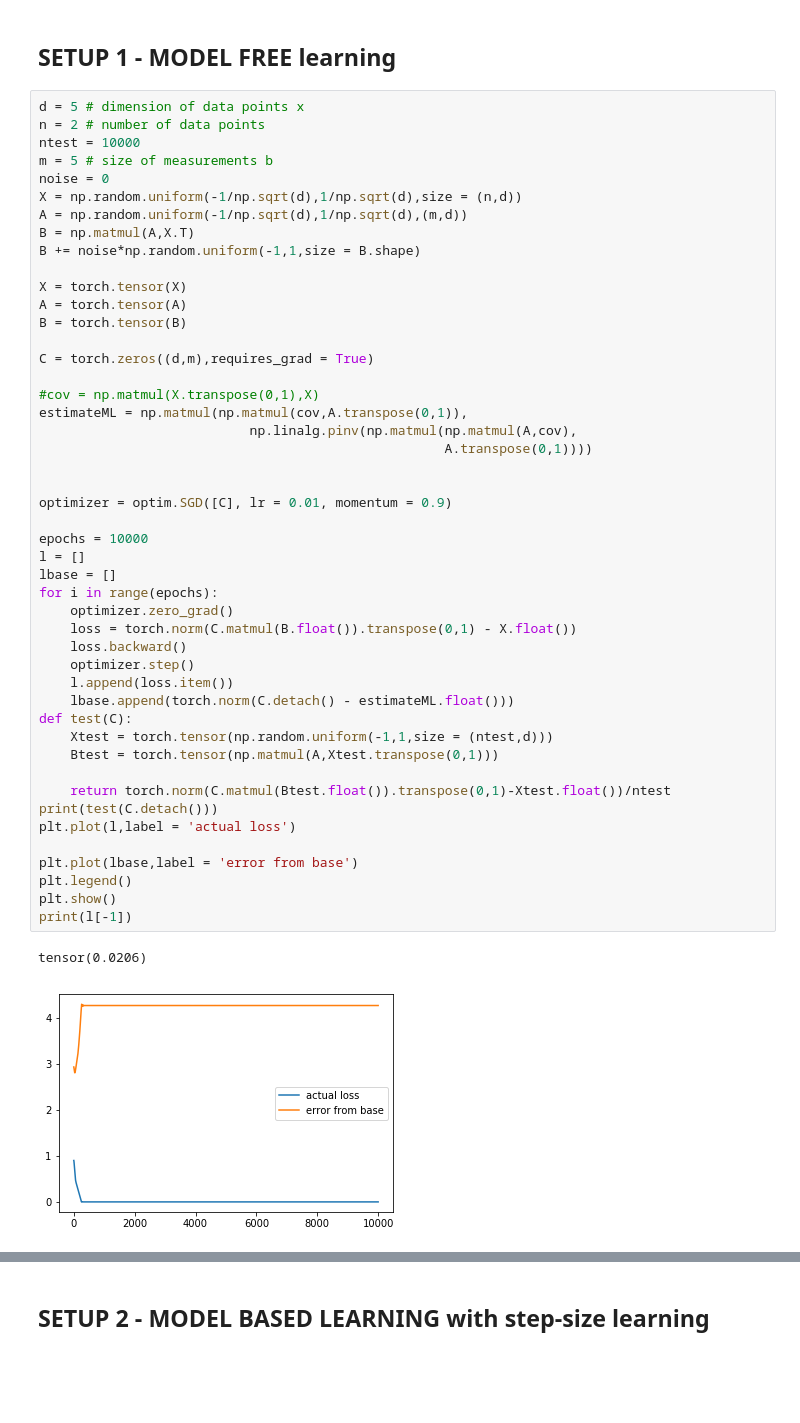
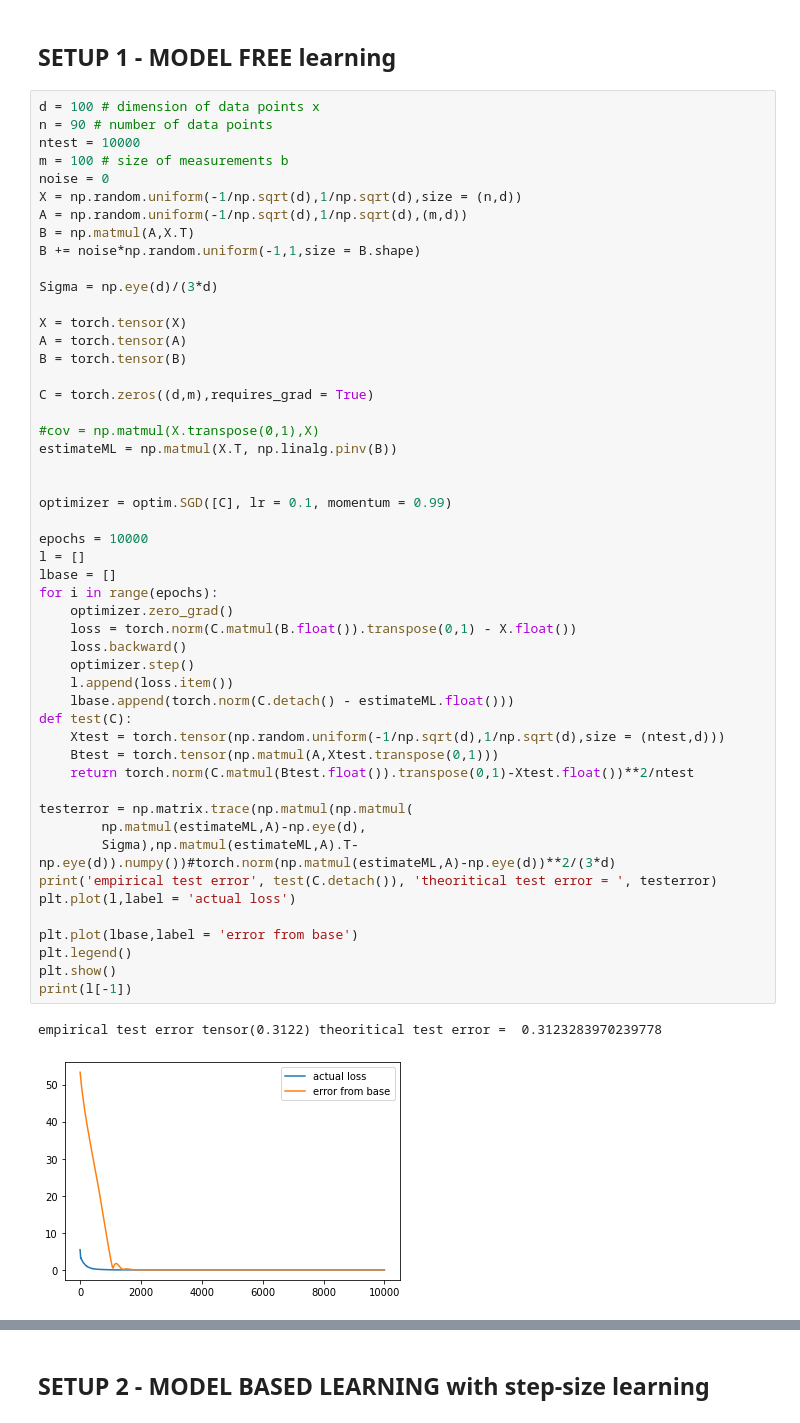
Before and after one commit to siddpiku/unrolledLOOPS, a Jupyter notebook: Unrolled loops.ipynb, the cells around one changed output, grey strips where cells are left out. Drawn from its saved outputs; the diff is of its cells as text; blank space fills up the shorter version.

```diff
--- a/Unrolled loops.ipynb
+++ b/Unrolled loops.ipynb
@@ -6,52 +6,55 @@ import torch.optim as optim
 # %% [markdown]
 ## SETUP 1 - MODEL FREE learning
 # %%
-d = 5 # dimension of data points x
-n = 2 # number of data points
+d = 100 # dimension of data points x
+n = 90 # number of data points
 ntest = 10000
-m = 5 # size of measurements b
+m = 100 # size of measurements b
 noise = 0
 X = np.random.uniform(-1/np.sqrt(d),1/np.sqrt(d),size = (n,d))
 A = np.random.uniform(-1/np.sqrt(d),1/np.sqrt(d),(m,d))
 B = np.matmul(A,X.T)
 B += noise*np.random.uniform(-1,1,size = B.shape)
+
+Sigma = np.eye(d)/(3*d)
 
 X = torch.tensor(X)
 A = torch.tensor(A)
 B = torch.tensor(B)
 
 C = torch.zeros((d,m),requires_grad = True)
 
 #cov = np.matmul(X.transpose(0,1),X)
-estimateML = np.matmul(np.matmul(cov,A.transpose(0,1)),
-                           np.linalg.pinv(np.matmul(np.matmul(A,cov),
-                                                    A.transpose(0,1))))
+estimateML = np.matmul(X.T, np.linalg.pinv(B))
 
 
-optimizer = optim.SGD([C], lr = 0.01, momentum = 0.9)
+optimizer = optim.SGD([C], lr = 0.1, momentum = 0.99)
 
 epochs = 10000
 l = []
 lbase = []
 for i in range(epochs):
     optimizer.zero_grad()
     loss = torch.norm(C.matmul(B.float()).transpose(0,1) - X.float())
     loss.backward()
     optimizer.step()
     l.append(loss.item())
     lbase.append(torch.norm(C.detach() - estimateML.float()))
 def test(C):
-    Xtest = torch.tensor(np.random.uniform(-1,1,size = (ntest,d)))
+    Xtest = torch.tensor(np.random.uniform(-1/np.sqrt(d),1/np.sqrt(d),size = (ntest,d)))
     Btest = torch.tensor(np.matmul(A,Xtest.transpose(0,1)))
+    return torch.norm(C.matmul(Btest.float()).transpose(0,1)-Xtest.float())**2/ntest
 
-    return torch.norm(C.matmul(Btest.float()).transpose(0,1)-Xtest.float())/ntest
-print(test(C.detach()))
+testerror = np.matrix.trace(np.matmul(np.matmul(
+        np.matmul(estimateML,A)-np.eye(d),
+        Sigma),np.matmul(estimateML,A).T-np.eye(d)).numpy())#torch.norm(np.matmul(estimateML,A)-np.eye(d))**2/(3*d)
+print('empirical test error', test(C.detach()), 'theoritical test error = ', testerror)
 plt.plot(l,label = 'actual loss')
 
 plt.plot(lbase,label = 'error from base')
 plt.legend()
 plt.show()
 print(l[-1])
 # %% [output]
-tensor(0.0206)
+empirical test error tensor(0.3122) theoritical test error =  0.3123283970239778
-[figure, old version]
+[figure, new version]
```
Also changed, not shown: parts of 8 cells of this notebook.
